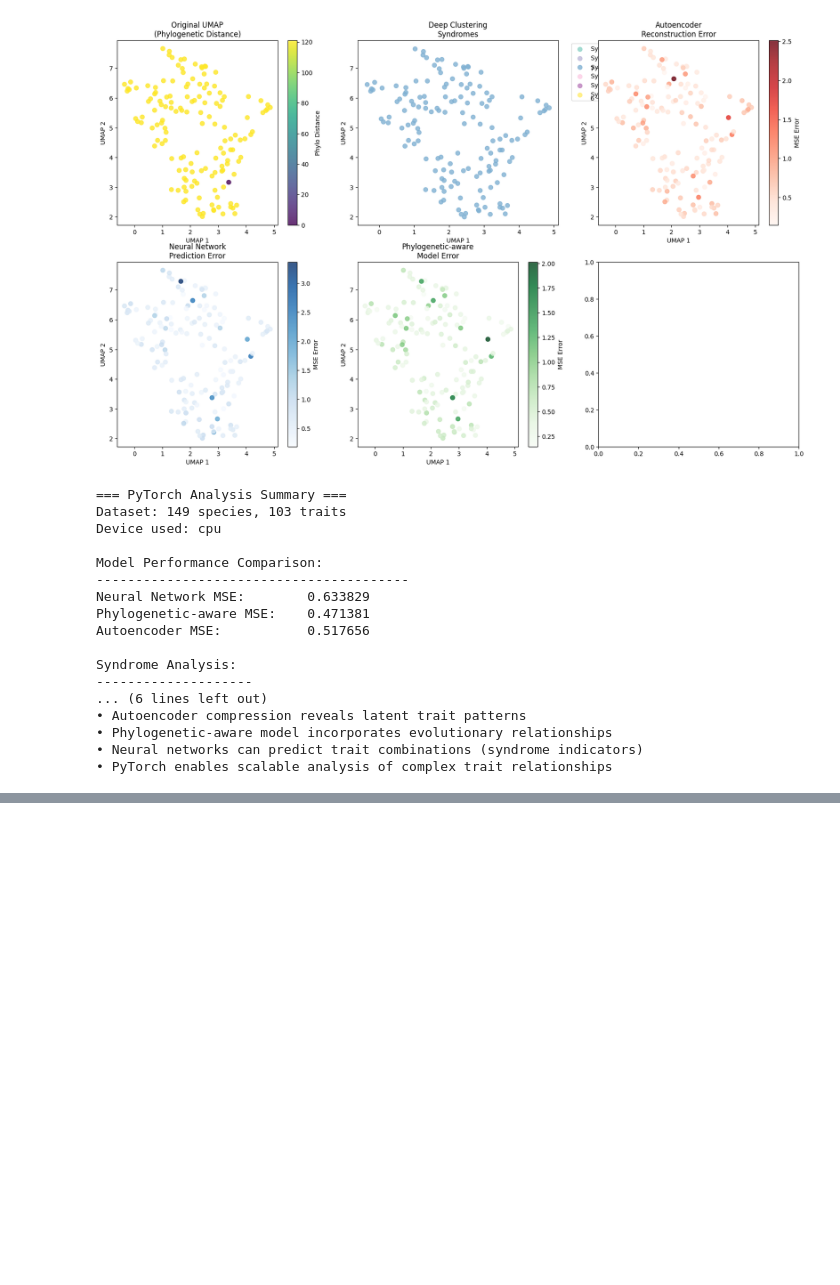
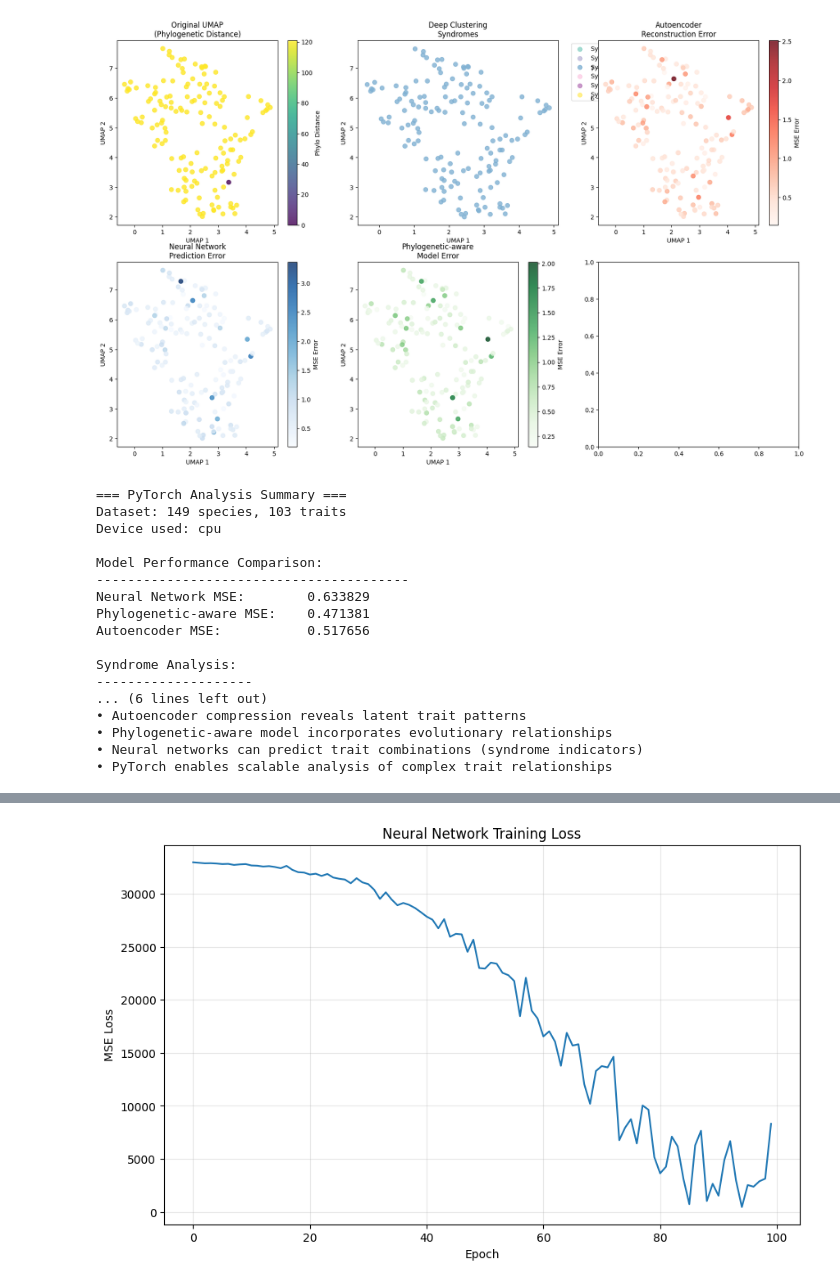
Before and after one commit to mkamya20/SyndromeandLevers, a Jupyter notebook: dev/exploration_new.ipynb, the cells around one changed output, grey strips where cells are left out. Saved outputs shown, nothing was run; the diff lists cells and outputs as text; code cells hidden in the pictures; blank space fills up the shorter version.

```diff
--- a/dev/exploration_new.ipynb
+++ b/dev/exploration_new.ipynb
@@ -1019,0 +1162,80 @@ Syndrome Analysis:
+# %%
+# 6. PyTorch Neural Network for Trait Prediction
+# This uses PyTorch to create a neural network that can predict trait values
+# It demonstrates how traits relate to each other through learned patterns
+
+import torch
+import torch.nn as nn
+import torch.optim as optim
+from torch.utils.data import DataLoader, TensorDataset
+
+# Prepare data for neural network
+X_torch = torch.FloatTensor(trait_scaled)
+y_torch = torch.FloatTensor(trait_means.values)
+
+# Create a simple neural network
+class TraitPredictor(nn.Module):
+    def __init__(self, input_size, hidden_size=64, output_size=1):
+        super(TraitPredictor, self).__init__()
+        self.fc1 = nn.Linear(input_size, hidden_size)
+        self.fc2 = nn.Linear(hidden_size, hidden_size//2)
+        self.fc3 = nn.Linear(hidden_size//2, output_size)
+        self.dropout = nn.Dropout(0.2)
+        self.relu = nn.ReLU()
+
+    def forward(self, x):
+        x = self.relu(self.fc1(x))
+        x = self.dropout(x)
+        x = self.relu(self.fc2(x))
+        x = self.dropout(x)
+        x = self.fc3(x)
+        return x
+
+# Train the model
+model = TraitPredictor(input_size=trait_scaled.shape[1], output_size=1)
+criterion = nn.MSELoss()
+optimizer = optim.Adam(model.parameters(), lr=0.001)
+
+# Training loop
+train_losses = []
+for epoch in range(100):
+    optimizer.zero_grad()
+    outputs = model(X_torch)
+    loss = criterion(outputs.squeeze(), y_torch)
+    loss.backward()
+    optimizer.step()
+    train_losses.append(loss.item())
+
+# Plot training loss
+plt.figure(figsize=(10, 6))
+plt.plot(train_losses)
+plt.title('Neural Network Training Loss')
+plt.xlabel('Epoch')
+plt.ylabel('MSE Loss')
+plt.grid(True, alpha=0.3)
+plt.show()
+
+# Make predictions
+with torch.no_grad():
+    predictions = model(X_torch).squeeze().numpy()
+
+# Plot actual vs predicted trait means
+plt.figure(figsize=(10, 8))
+plt.scatter(trait_means.values, predictions, alpha=0.7)
+plt.plot([trait_means.min(), trait_means.max()], [trait_means.min(), trait_means.max()], 'r--', lw=2)
+plt.xlabel('Actual Trait Means')
+plt.ylabel('Predicted Trait Means')
+plt.title('Neural Network: Actual vs Predicted Trait Means')
+plt.grid(True, alpha=0.3)
+
+# Calculate R-squared
+from sklearn.metrics import r2_score
+r2 = r2_score(trait_means.values, predictions)
+plt.text(0.05, 0.95, f'R² = {r2:.3f}', transform=plt.gca().transAxes,
+         bbox=dict(boxstyle='round', facecolor='white', alpha=0.8))
+plt.show()
+
+print(f"Neural Network R² Score: {r2:.3f}")
+print("This shows how well the neural network can predict trait means based on trait patterns.")
+# %% [output]
+[figure, added]
```
Also changed, not shown: parts of 6 cells of this notebook.
